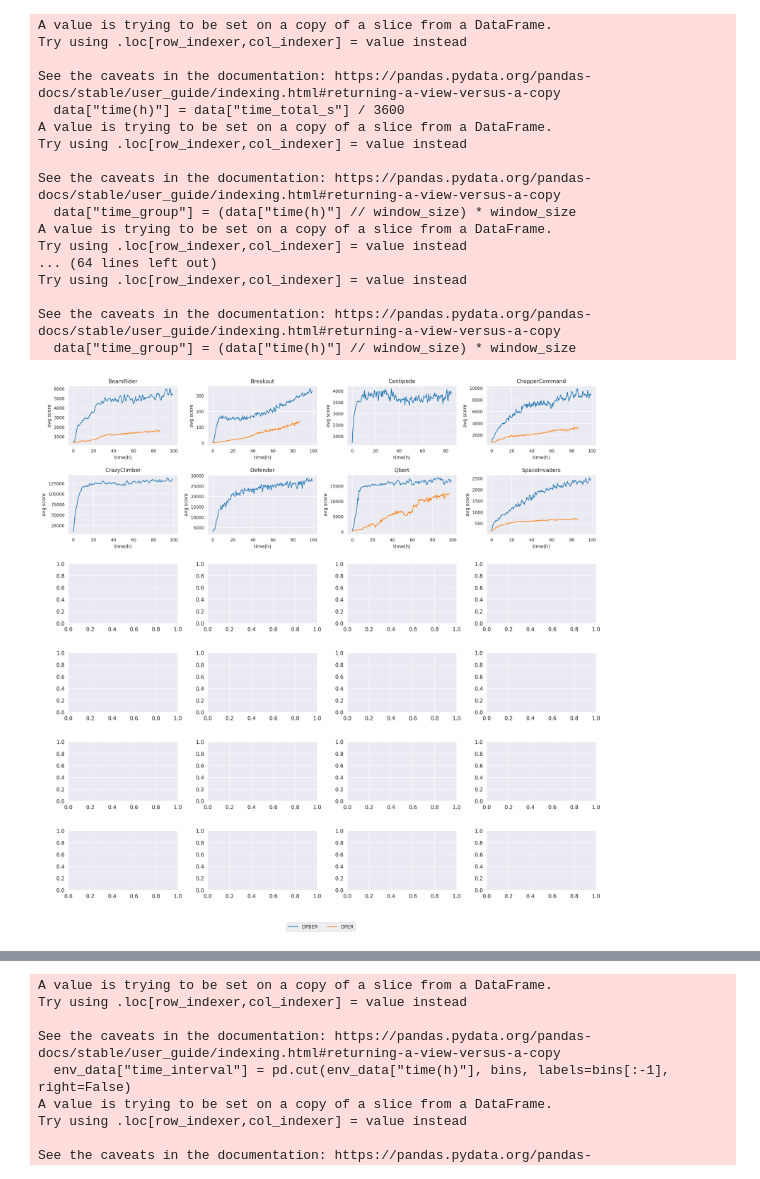
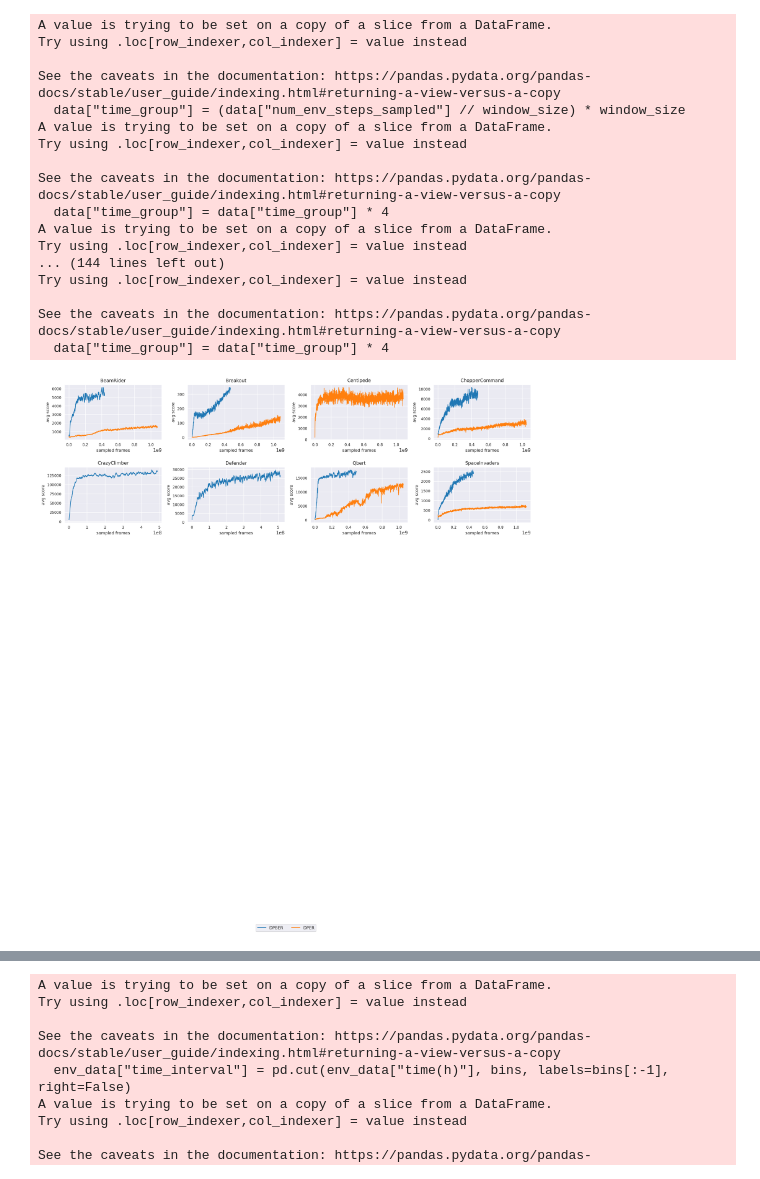
Before and after one commit to seventheli/Block_ExperienceReplay, a Jupyter notebook: JADE_statistics_D.ipynb, the cells around one changed output, grey strips where cells are left out. Drawn from its saved outputs; the diff is of its cells as text; code cells hidden in the pictures.

```diff
--- a/JADE_statistics_D.ipynb
+++ b/JADE_statistics_D.ipynb
@@ -78,60 +436,69 @@ data_df = data_df[data_df["size"].isin([1, 32])]
 # Filter the environments
 data_df["time(h)"] = data_df["time_total_s"] / 3600
 sampler = {env: data_df[data_df['env'] == env] for env in data_df['env'].unique()}
-window_size = 0.25
+window_size = 12500
 
 def compute_rolling_mean(data, window_size=0.5):
-    data["time(h)"] = data["time_total_s"] / 3600
-    data["time_group"] = (data["time(h)"] // window_size) * window_size
-    smoothed_data = data.groupby(["time_group", "buffer"])["episode_reward_mean"].mean().reset_index()
+    data["time_group"] = (data["num_env_steps_sampled"] // window_size) * window_size
+    data["time_group"] = data["time_group"] * 4
+    smoothed_data = data.groupby(["time_group", "buffer"])[["episode_reward_mean"]].mean().reset_index()
     return smoothed_data
 
 smoothed_sampler = {env: compute_rolling_mean(data) for env, data in sampler.items()}
 
+# Custom palette for the buffers
+buffer_palette = {
+    'DPBER': sns.color_palette("tab10")[0],
+    'DPER': sns.color_palette("tab10")[1]
+}
+
+# Create a 6x4 grid for the plots
 fig, axes = plt.subplots(6, 4, figsize=(15, 16), dpi=300)
 axes = axes.reshape(-1)
-all_lines = []
-all_labels = []
 
-for ax_n, (env, data) in enumerate(smoothed_sampler.items()):
-    ax = sns.lineplot(x="time_group", y="episode_reward_mean", hue="buffer", data=data.iloc[:-2,], ax=axes[ax_n], palette=custom_palette, linewidth=1.2)
+# Calculate the rolling mean for each environment and then plot
+for ax_n, env in enumerate(data_df['env'].unique()):
+    data_env = data_df[data_df['env'] == env]
+    smoothed_data_env = compute_rolling_mean(data_env)
+
+    ax = sns.lineplot(x="time_group", y="episode_reward_mean", hue="buffer", data=smoothed_data_env, ax=axes[ax_n], palette=buffer_palette, linewidth=1.2)
     ax.set_title(env, fontsize=10)
-    ax.set_xlabel("time(h)", fontsize=9)
+    ax.set_xlabel("sampled frames", fontsize=9)
     ax.set_ylabel("avg score", fontsize=9)
     ax.xaxis.set_tick_params(labelsize=8)
     ax.yaxis.set_tick_params(labelsize=8)
 
-    # Collect legend data for each subplot
-    handles, labels = ax.get_legend_handles_labels()
-    all_lines.extend(handles)
-    all_labels.extend(labels)
-
     # Remove the legend from the subplot
     ax.get_legend().remove()
 
-# Create a unique set of legend labels and their corresponding lines
-unique_labels, unique_lines = zip(*dict(zip(all_labels, all_lines)).items())
-fig.legend(unique_lines, unique_labels, loc="upper center", bbox_to_anchor=(0.5, 0.1), ncol=len(unique_labels), fontsize=9)
+# Hide any unused subplots
+for ax_n in range(len(data_df['env'].unique()), 24):
+    axes[ax_n].axis('off')
+
+# Create a fixed set of legend labels and their corresponding lines
+fixed_legend_labels = ['DPBER', 'DPER']
+fixed_legend_lines = [plt.Line2D([0], [0], color=buffer_palette[label], lw=2) for label in fixed_legend_labels]
+fig.legend(fixed_legend_lines, fixed_legend_labels, loc="upper center", bbox_to_anchor=(0.5, -0.03), ncol=len(fixed_legend_labels), fontsize=9)
 
 plt.tight_layout()
-plt.subplots_adjust(hspace=0.5, bottom=0.15)
+plt.subplots_adjust(hspace=0.5, bottom=0.1)
 plt.show()
 # %% [output]
 A value is trying to be set on a copy of a slice from a DataFrame.
 Try using .loc[row_indexer,col_indexer] = value instead
 
 See the caveats in the documentation: https://pandas.pydata.org/pandas-docs/stable/user_guide/indexing.html#returning-a-view-versus-a-copy
-  data["time(h)"] = data["time_total_s"] / 3600
+  data["time_group"] = (data["num_env_steps_sampled"] // window_size) * window_size
 A value is trying to be set on a copy of a slice from a DataFrame.
 Try using .loc[row_indexer,col_indexer] = value instead
 
 See the caveats in the documentation: https://pandas.pydata.org/pandas-docs/stable/user_guide/indexing.html#returning-a-view-versus-a-copy
-  data["time_group"] = (data["time(h)"] // window_size) * window_size
+  data["time_group"] = data["time_group"] * 4
 A value is trying to be set on a copy of a slice from a DataFrame.
 Try using .loc[row_indexer,col_indexer] = value instead
-... (64 lines left out)
+... (144 lines left out)
 Try using .loc[row_indexer,col_indexer] = value instead
 
 See the caveats in the documentation: https://pandas.pydata.org/pandas-docs/stable/user_guide/indexing.html#returning-a-view-versus-a-copy
-  data["time_group"] = (data["time(h)"] // window_size) * window_size
+  data["time_group"] = data["time_group"] * 4
-[figure, old version]
+[figure, new version]
```
Also changed, not shown: parts of 9 cells of this notebook, 23 other files.
